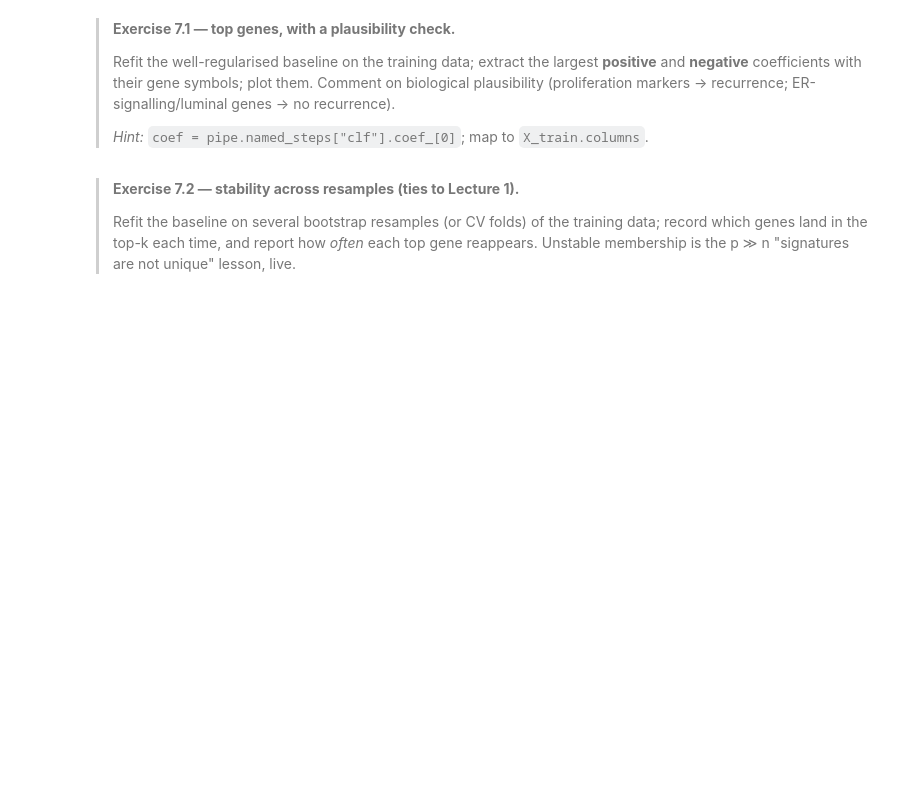
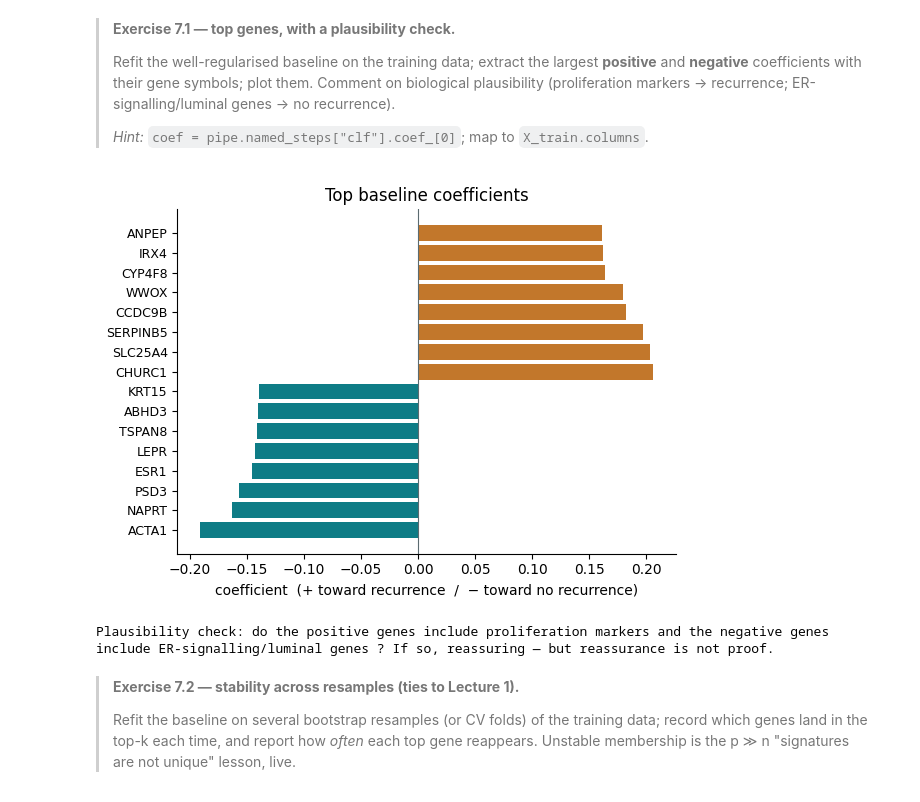
Before and after one commit to zhanyinx/ml26, a Jupyter notebook: solutions/lesson02_baseline_model/notebooks/lesson02_solutions.ipynb, the cells around one changed output. Drawn from its saved outputs; the diff is of its cells as text; code cells hidden in the pictures; blank space fills up the shorter version.

```diff
--- a/solutions/lesson02_baseline_model/notebooks/lesson02_solutions.ipynb
+++ b/solutions/lesson02_baseline_model/notebooks/lesson02_solutions.ipynb
@@ -556,22 +631,25 @@ baselines. But predictive ≠ causal, and selected coefficients are unstable. Re
 # %%
 base = make_pipe(C=0.05).fit(X_train, y_train)
 coef = pd.Series(base.named_steps["clf"].coef_[0], index=X_train.columns)
 top_pos = coef.sort_values(ascending=False).head(8)
 top_neg = coef.sort_values().head(8)
 top = pd.concat([top_neg, top_pos])
 
 fig, ax = plt.subplots(figsize=(6, 4.4))
 colors = ["#C2772B" if v > 0 else "#0E7C86" for v in top.values]
 ax.barh(range(len(top)), top.values, color=colors)
 ax.set_yticks(range(len(top))); ax.set_yticklabels(top.index, fontsize=9)
 ax.axvline(0, color="#5B6B70", lw=0.8)
 ax.set_xlabel("coefficient  (+ toward recurrence  /  − toward no recurrence)")
 ax.set_title("Top baseline coefficients")
 ax.spines[["top", "right"]].set_visible(False)
 plt.tight_layout(); plt.show()
-print("Plausibility check: do the +ve genes include proliferation markers (e.g. MKI67/AURKA/CCNB1) "
-      "and the −ve genes include ER-signalling/luminal genes (e.g. ESR1/FOXA1)? If so, reassuring — "
+print("Plausibility check: do the positive genes include proliferation markers "
+      "and the negative genes include ER-signalling/luminal genes ? If so, reassuring — "
       "but reassurance is not proof.")
+# %% [output]
+[figure, added]
+Plausibility check: do the positive genes include proliferation markers and the negative genes include ER-signalling/luminal genes ? If so, reassuring — but reassurance is not proof.
 # %% [markdown]
 > **Exercise 7.2 — stability across resamples (ties to Lecture 1).**
 >
```
Also changed, not shown: parts of 15 cells of this notebook, 1 other file.
